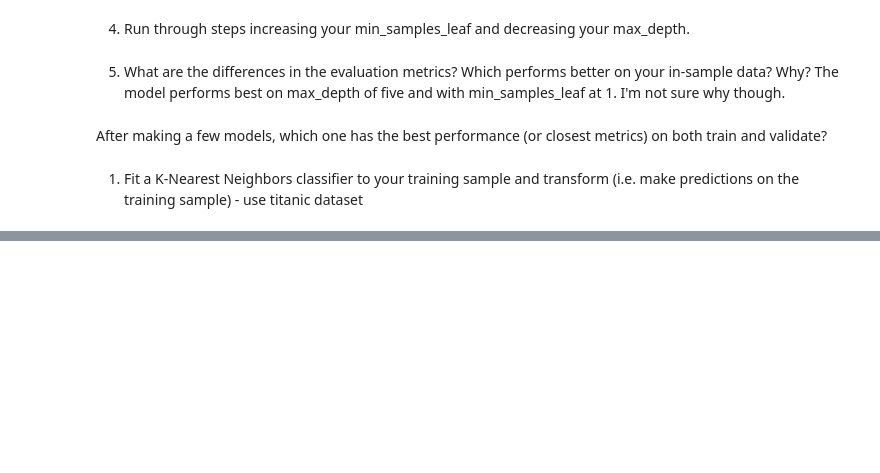
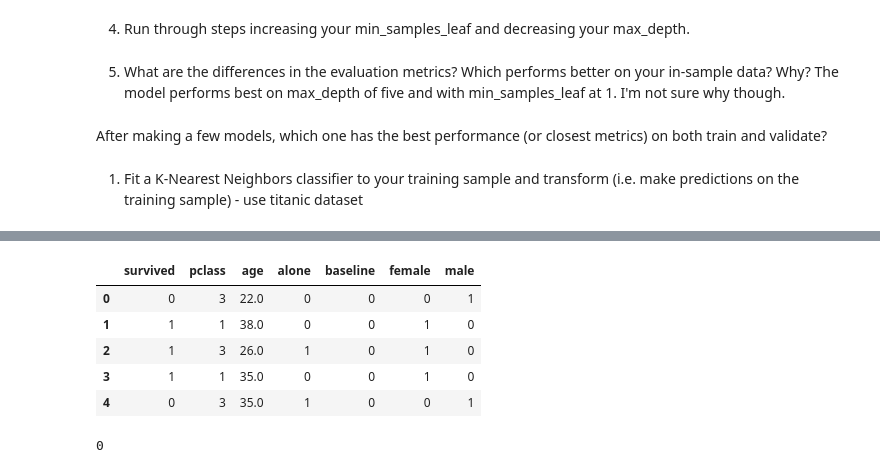
Before and after one commit to SLawsonWoods/classification-exercises, a Jupyter notebook: model1.ipynb, the cells around one changed output, grey strips where cells are left out. Drawn from its saved outputs; the diff is of its cells as text; code cells hidden in the pictures; blank space fills up the shorter version.

```diff
--- a/model1.ipynb
+++ b/model1.ipynb
@@ -879,0 +829,3 @@ When k is set to 5 precision, recall and f-1 score are better on average than th
+# %%
+#2. create dummy columns for sex
+dummy_df = pd.get_dummies(df['sex'], dummy_na=False)
@@ -879,0 +839,11 @@ When k is set to 5 precision, recall and f-1 score are better on average than th
+# %%
+df.drop(columns=['Unnamed: 0','sex','passenger_id','sibsp','parch','fare','embarked','class','deck','embark_town'], inplace=True)
+# %%
+df.head()
+# %% [output]
+|  | survived | pclass | age | alone | baseline | female | male |
+| 0 | 0 | 3 | 22.0 | 0 | 0 | 0 | 1 |
+| 1 | 1 | 1 | 38.0 | 0 | 0 | 1 | 0 |
+| 2 | 1 | 3 | 26.0 | 1 | 0 | 1 | 0 |
+| 3 | 1 | 1 | 35.0 | 0 | 0 | 1 | 0 |
+| 4 | 0 | 3 | 35.0 | 1 | 0 | 0 | 1 |
@@ -879,0 +853,7 @@ When k is set to 5 precision, recall and f-1 score are better on average than th
+# %%
+#check that age has no nulls
+#df.isna().sum()
+#df.age.isna().sum()
+df.age.isna().sum()
+# %% [output]
+0
```
Also changed, not shown: parts of 98 cells of this notebook, 1 other file.
